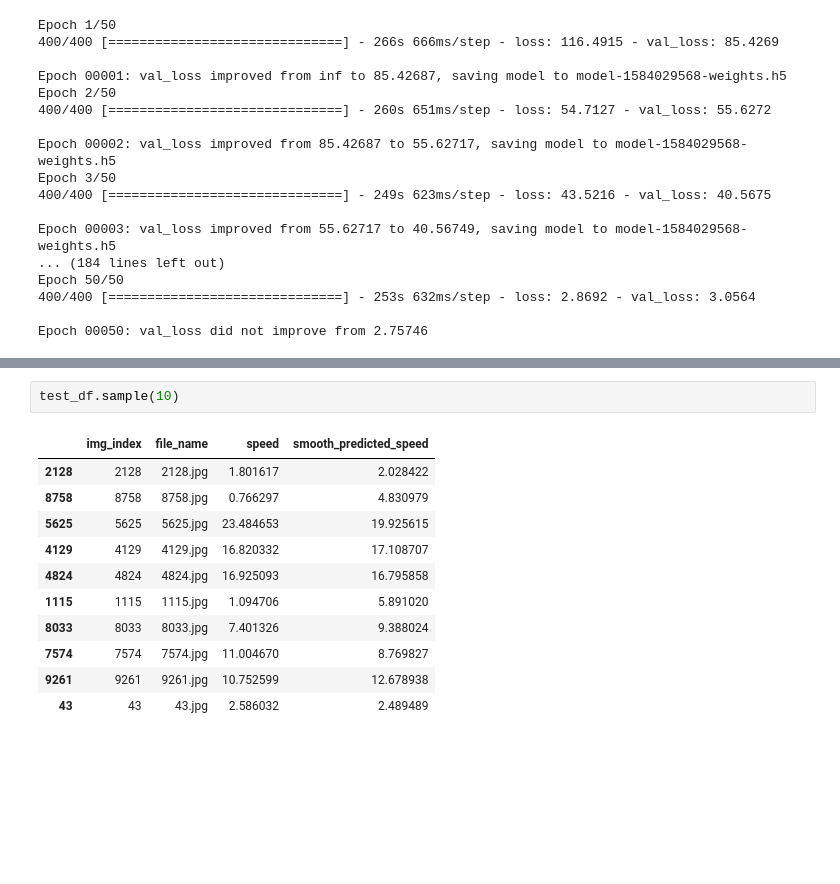
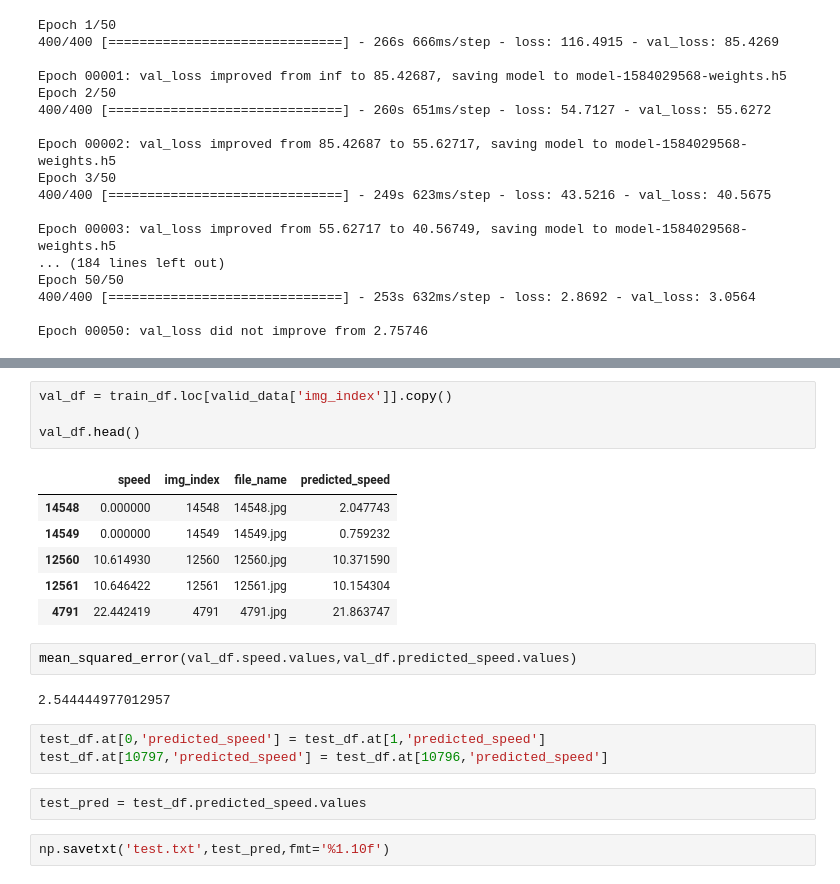
Before and after one commit to Davit98/Car-Speed-Detection-From-Video, a Jupyter notebook: main.ipynb, the cells around one changed output, grey strips where cells are left out. Drawn from its saved outputs; the diff is of its cells as text; blank space fills up the shorter version.

```diff
--- a/main.ipynb
+++ b/main.ipynb
@@ -474,14 +477,22 @@ test_df['smooth_predicted_speed'] = test_df.apply(lambda x:
-# %%
-test_df.sample(10)
-# %% [output]
-|  | img_index | file_name | speed | smooth_predicted_speed |
-| 2128 | 2128 | 2128.jpg | 1.801617 | 2.028422 |
-| 8758 | 8758 | 8758.jpg | 0.766297 | 4.830979 |
-| 5625 | 5625 | 5625.jpg | 23.484653 | 19.925615 |
-| 4129 | 4129 | 4129.jpg | 16.820332 | 17.108707 |
-| 4824 | 4824 | 4824.jpg | 16.925093 | 16.795858 |
-| 1115 | 1115 | 1115.jpg | 1.094706 | 5.891020 |
-| 8033 | 8033 | 8033.jpg | 7.401326 | 9.388024 |
-| 7574 | 7574 | 7574.jpg | 11.004670 | 8.769827 |
-| 9261 | 9261 | 9261.jpg | 10.752599 | 12.678938 |
-| 43 | 43 | 43.jpg | 2.586032 | 2.489489 |
+# %%
+val_df = train_df.loc[valid_data['img_index']].copy()
+
+val_df.head()
+# %% [output]
+|  | speed | img_index | file_name | predicted_speed |
+| 14548 | 0.000000 | 14548 | 14548.jpg | 2.047743 |
+| 14549 | 0.000000 | 14549 | 14549.jpg | 0.759232 |
+| 12560 | 10.614930 | 12560 | 12560.jpg | 10.371590 |
+| 12561 | 10.646422 | 12561 | 12561.jpg | 10.154304 |
+| 4791 | 22.442419 | 4791 | 4791.jpg | 21.863747 |
+# %%
+mean_squared_error(val_df.speed.values,val_df.predicted_speed.values)
+# %% [output]
+2.544444977012957
+# %%
+test_df.at[0,'predicted_speed'] = test_df.at[1,'predicted_speed']
+test_df.at[10797,'predicted_speed'] = test_df.at[10796,'predicted_speed']
+# %%
+test_pred = test_df.predicted_speed.values
+# %%
+np.savetxt('test.txt',test_pred,fmt='%1.10f')
```
Also changed, not shown: parts of 10 cells of this notebook.
